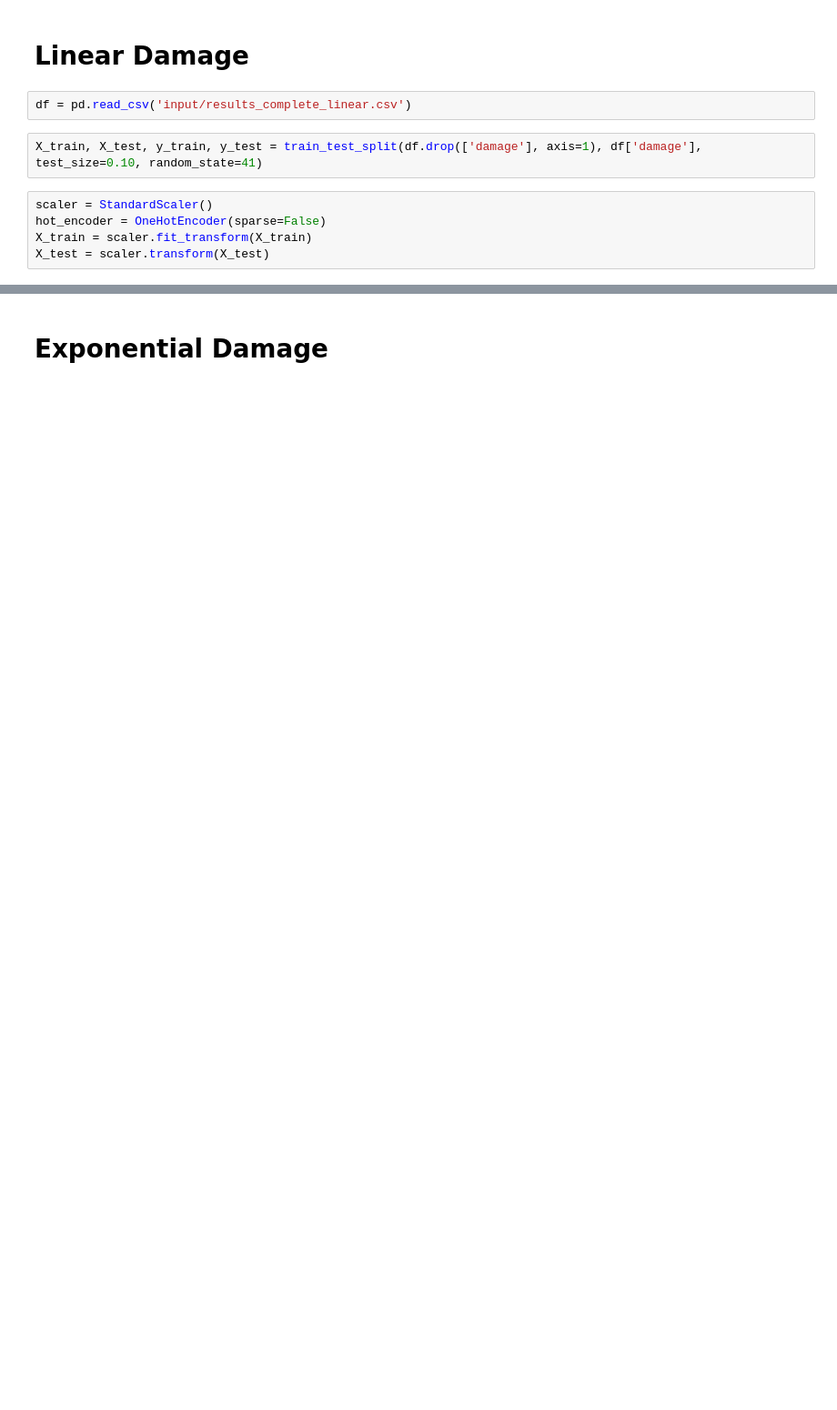
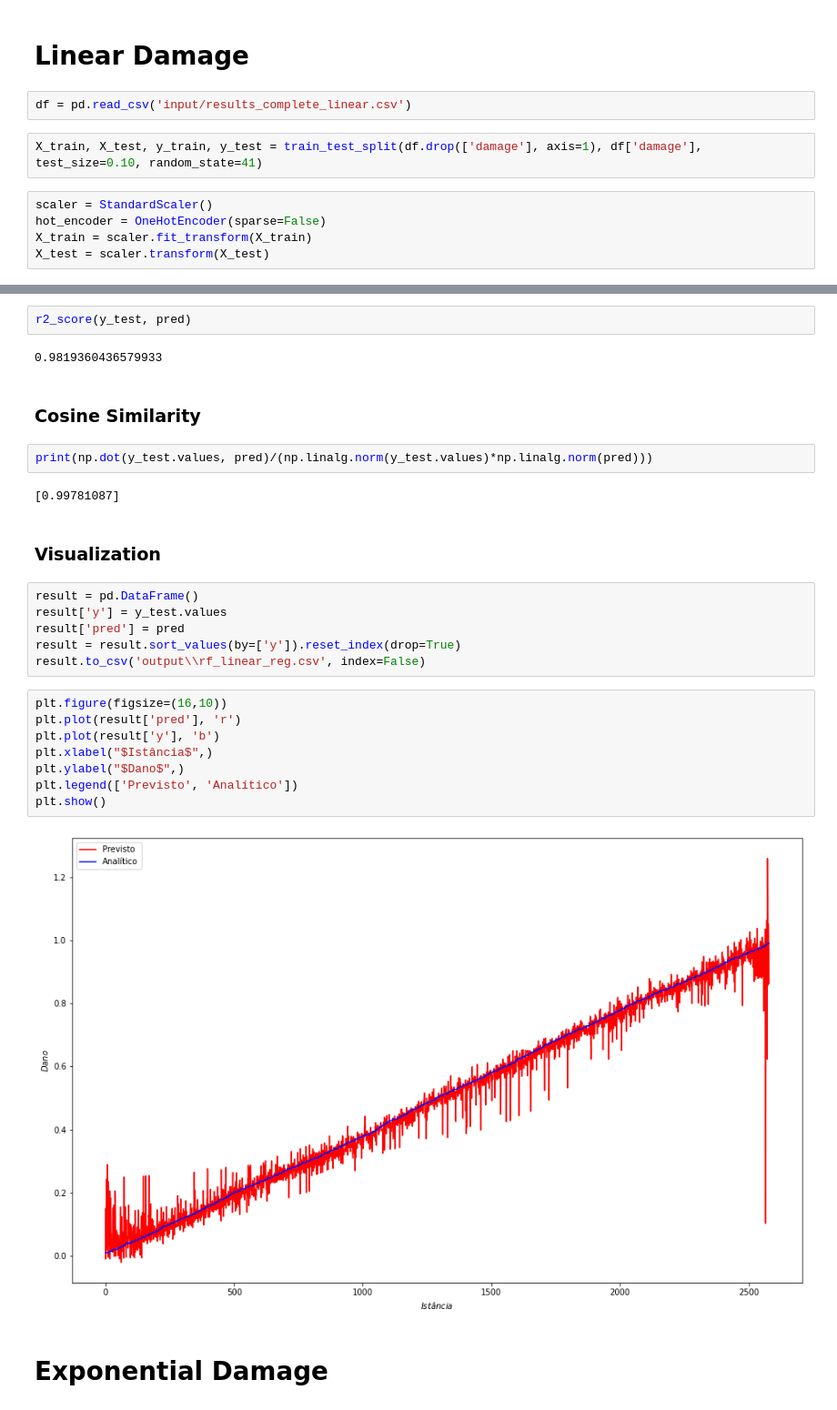
Before and after one commit to gabrielogia/matrix-analysis-of-structures, a Jupyter notebook: src/ml/tower/mlp_reg.ipynb, the cells around one changed output, grey strips where cells are left out. Shown at 91% size. Cells and saved outputs as stored; diff of their text form; blank space fills up the shorter version.

```diff
--- a/src/ml/tower/mlp_reg.ipynb
+++ b/src/ml/tower/mlp_reg.ipynb
@@ -114,3 +80,31 @@ weighted avg       0.97      0.96      0.96      2580
+# %%
+r2_score(y_test, pred)
+# %% [output]
+0.9819360436579933
+# %% [markdown]
+<h3>Cosine Similarity</h3>
+# %%
+print(np.dot(y_test.values, pred)/(np.linalg.norm(y_test.values)*np.linalg.norm(pred)))
+# %% [output]
+[0.99781087]
+# %% [markdown]
+<h3>Visualization</h3>
+# %%
+result = pd.DataFrame()
+result['y'] = y_test.values
+result['pred'] = pred
+result = result.sort_values(by=['y']).reset_index(drop=True)
+result.to_csv('output\\rf_linear_reg.csv', index=False)
+# %%
+plt.figure(figsize=(16,10))
+plt.plot(result['pred'], 'r')
+plt.plot(result['y'], 'b')
+plt.xlabel("$Istância$",)
+plt.ylabel("$Dano$",)
+plt.legend(['Previsto', 'Analítico'])
+plt.show()
+# %% [output]
+[figure, added]
 # %% [markdown]
 <h1>Exponential Damage</h1>
 # %%
```
Also changed, not shown: parts of 44 cells of this notebook, 18 other files.
